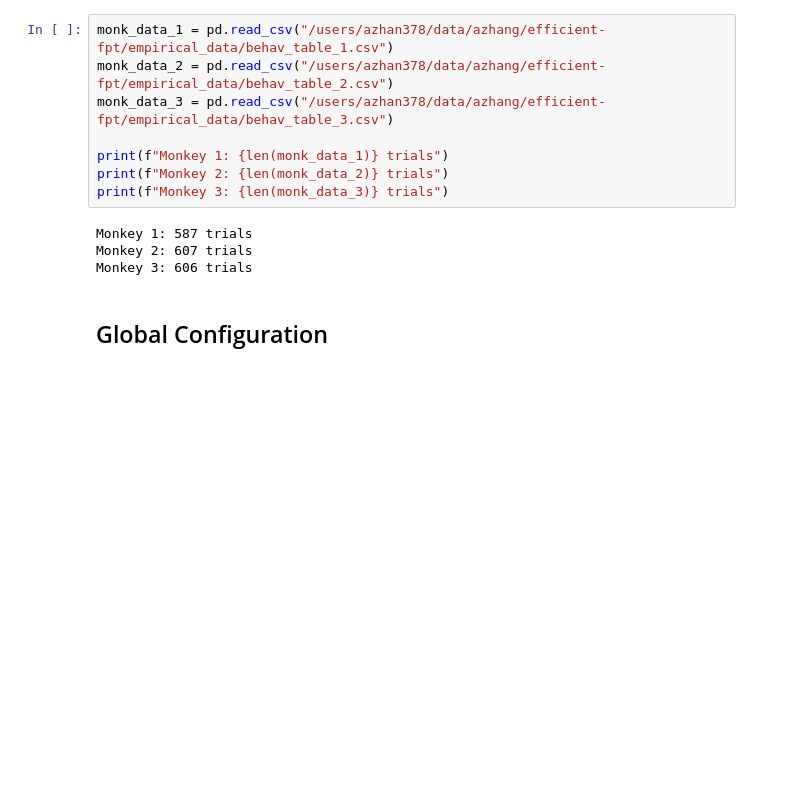
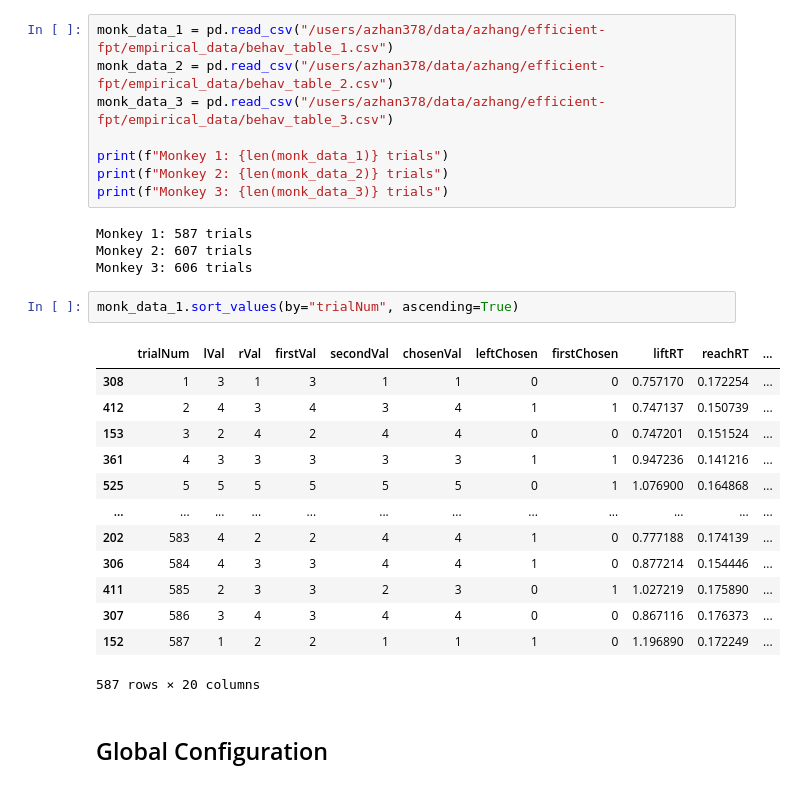
Before and after one commit to AndrewZhang599/efficient-fpt, a Jupyter notebook: examples/example8_empirical/empirical_test_refactored.ipynb, the cells around one changed output. Saved outputs shown, nothing was run; the diff lists cells and outputs as text; blank space fills up the shorter version.

```diff
--- a/examples/example8_empirical/empirical_test_refactored.ipynb
+++ b/examples/example8_empirical/empirical_test_refactored.ipynb
@@ -38,6 +38,22 @@ print(f"Monkey 3: {len(monk_data_3)} trials")
 Monkey 1: 587 trials
 Monkey 2: 607 trials
 Monkey 3: 606 trials
+# %%
+monk_data_1.sort_values(by="trialNum", ascending=True)
+# %% [output]
+|  | trialNum | lVal | rVal | firstVal | secondVal | chosenVal | leftChosen | firstChosen | liftRT | reachRT | ... |
+| 308 | 1 | 3 | 1 | 3 | 1 | 1 | 0 | 0 | 0.757170 | 0.172254 | ... |
+| 412 | 2 | 4 | 3 | 4 | 3 | 4 | 1 | 1 | 0.747137 | 0.150739 | ... |
+| 153 | 3 | 2 | 4 | 2 | 4 | 4 | 0 | 0 | 0.747201 | 0.151524 | ... |
+| 361 | 4 | 3 | 3 | 3 | 3 | 3 | 1 | 1 | 0.947236 | 0.141216 | ... |
+| 525 | 5 | 5 | 5 | 5 | 5 | 5 | 0 | 1 | 1.076900 | 0.164868 | ... |
+| ... | ... | ... | ... | ... | ... | ... | ... | ... | ... | ... | ... |
+| 202 | 583 | 4 | 2 | 2 | 4 | 4 | 1 | 0 | 0.777188 | 0.174139 | ... |
+| 306 | 584 | 4 | 3 | 3 | 4 | 4 | 1 | 0 | 0.877214 | 0.154446 | ... |
+| 411 | 585 | 2 | 3 | 3 | 2 | 3 | 0 | 1 | 1.027219 | 0.175890 | ... |
+| 307 | 586 | 3 | 4 | 3 | 4 | 4 | 0 | 0 | 0.867116 | 0.176373 | ... |
+| 152 | 587 | 1 | 2 | 2 | 1 | 1 | 1 | 0 | 1.196890 | 0.172249 | ... |
+587 rows × 20 columns
 # %% [markdown]
 ## Global Configuration
 # %%
```
Also changed, not shown: parts of 16 cells of this notebook.
